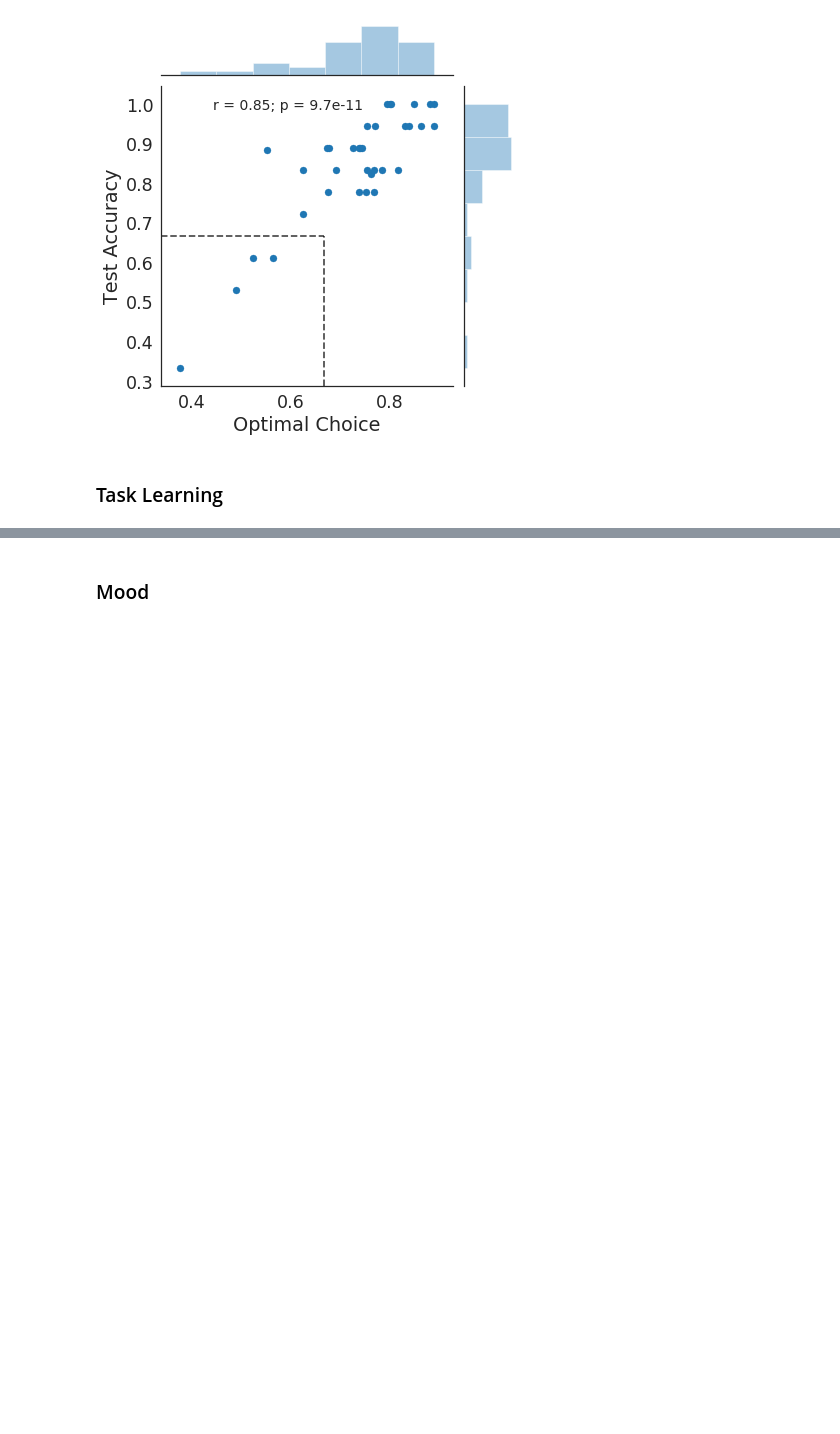
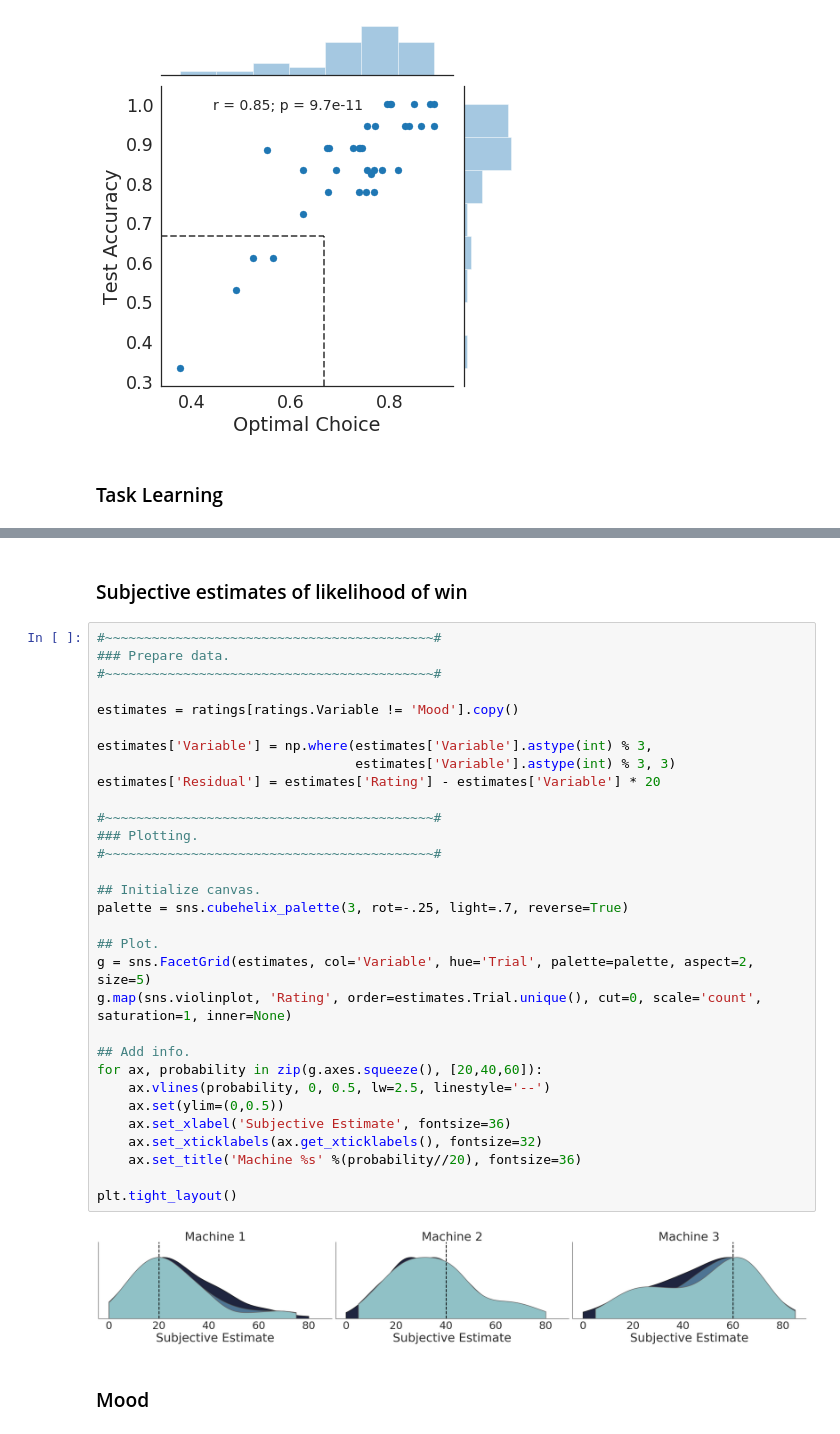
Before and after one commit to szorowi1/pni-rotations, a Jupyter notebook: primary_analysis.ipynb, the cells around one changed output, grey strips where cells are left out. Saved outputs shown, nothing was run; the diff lists cells and outputs as text; blank space fills up the shorter version.

```diff
--- a/primary_analysis.ipynb
+++ b/primary_analysis.ipynb
@@ -139,3 +176,38 @@ plt.tight_layout()
+# %% [markdown]
+### Subjective estimates of likelihood of win
+# %%
+#~~~~~~~~~~~~~~~~~~~~~~~~~~~~~~~~~~~~~~~~~~#
+### Prepare data.
+#~~~~~~~~~~~~~~~~~~~~~~~~~~~~~~~~~~~~~~~~~~#
+
+estimates = ratings[ratings.Variable != 'Mood'].copy()
+
+estimates['Variable'] = np.where(estimates['Variable'].astype(int) % 3,
+                                 estimates['Variable'].astype(int) % 3, 3)
+estimates['Residual'] = estimates['Rating'] - estimates['Variable'] * 20
+
+#~~~~~~~~~~~~~~~~~~~~~~~~~~~~~~~~~~~~~~~~~~#
+### Plotting.
+#~~~~~~~~~~~~~~~~~~~~~~~~~~~~~~~~~~~~~~~~~~#
+
+## Initialize canvas.
+palette = sns.cubehelix_palette(3, rot=-.25, light=.7, reverse=True)
+
+## Plot.
+g = sns.FacetGrid(estimates, col='Variable', hue='Trial', palette=palette, aspect=2, size=5)
+g.map(sns.violinplot, 'Rating', order=estimates.Trial.unique(), cut=0, scale='count', saturation=1, inner=None)
+
+## Add info.
+for ax, probability in zip(g.axes.squeeze(), [20,40,60]):
+    ax.vlines(probability, 0, 0.5, lw=2.5, linestyle='--')
+    ax.set(ylim=(0,0.5))
+    ax.set_xlabel('Subjective Estimate', fontsize=36)
+    ax.set_xticklabels(ax.get_xticklabels(), fontsize=32)
+    ax.set_title('Machine %s' %(probability//20), fontsize=36)
+
+plt.tight_layout()
+# %% [output]
+[figure, added]
 # %% [markdown]
 ### Mood
 # %%
```
Also changed, not shown: parts of 6 cells of this notebook, 2 other files.
